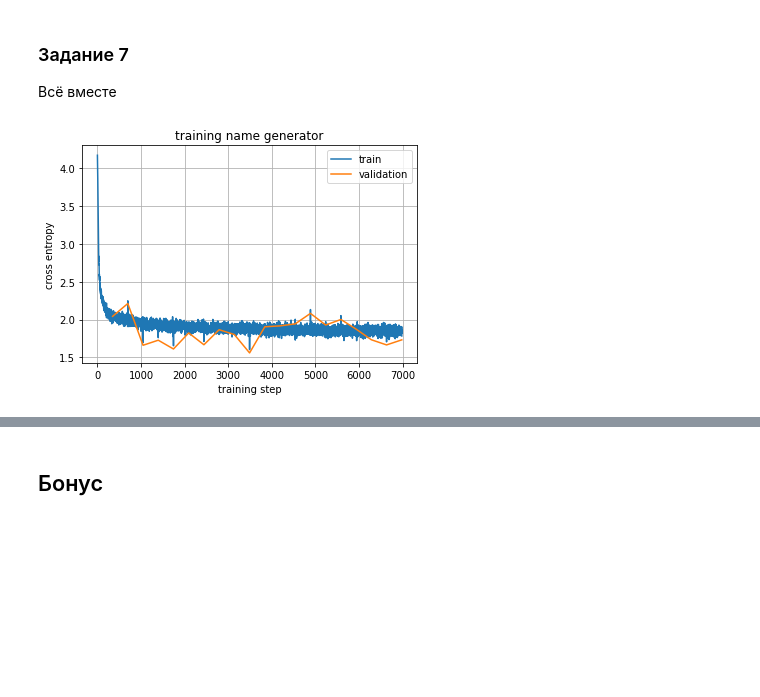
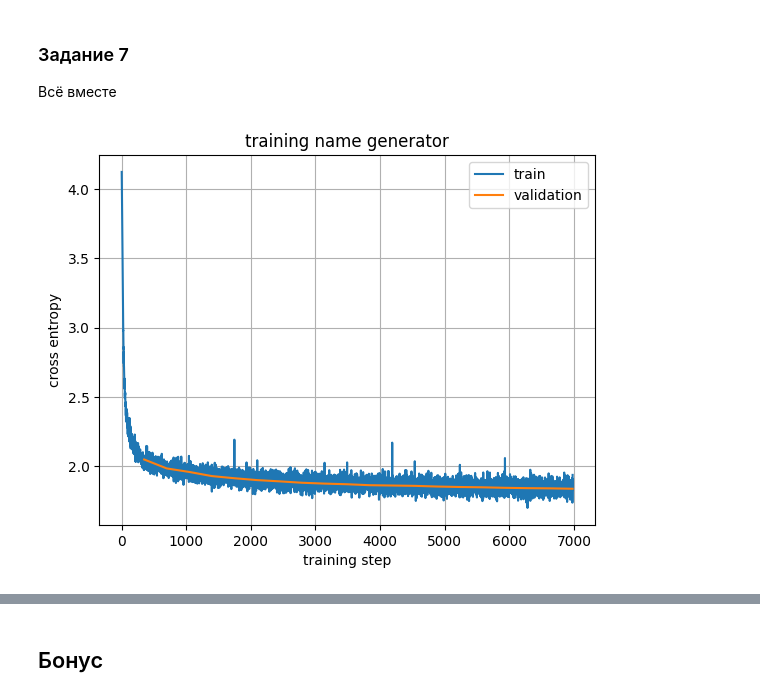
Before and after one commit to GSKW/ML, a Jupyter notebook: practice/rnn/rnn_tutorial.ipynb, the cells around one changed output, grey strips where cells are left out. Drawn from its saved outputs; the diff is of its cells as text; code cells hidden in the pictures; blank space fills up the shorter version.

Commit message:
feat: names generation

```diff
--- a/practice/rnn/rnn_tutorial.ipynb
+++ b/practice/rnn/rnn_tutorial.ipynb
@@ -50,7 +84,11 @@ def tokenize(name: str) -> tp.List[int]:
     """принимает на вход имя, возвращает список из айдишников токенов. Так же добавляет токен начала последовательности в начало
     и токен конца последовательности в конец
     """
-    <YOUR CODE>
+    id_list = [2]
+    for letter in name:
+        id_list.append(label2id[letter])
+    id_list.append(1)
+    return id_list
 # %%
 assert len(tokenize('hello')) == 7
 assert len(tokenize('')) == 2
@@ -215,10 +273,11 @@ class RNNNameGenerator(nn.Module):
     ) -> None:
         super().__init__()
         self.embeddings = nn.Embedding(
-            <YOUR CODE>
+            number_of_unique_tokens,
+            embedding_size
         )
-        self.rnn = <YOUR CODE>
-        self.classifier = <YOUR CODE>
+        self.rnn = nn.RNN(input_size=embedding_size, hidden_size=hidden_size)
+        self.classifier = nn.Linear(hidden_size, number_of_unique_tokens)
 
     def forward(self, prefix_token_ids: torch.Tensor) -> torch.Tensor:
         """Генерирует предсказания следующих токенов для prefix_token_ids
@@ -229,7 +288,9 @@ class RNNNameGenerator(nn.Module):
             важно, что должны возвращаться логиты, то есть то, что ДО softmax
         :rtype: torch.Tensor
         """
-        <YOUR CODE>
+        hidden_states, last_state = self.rnn(self.embeddings(prefix_token_ids))
+        logits = self.classifier(hidden_states)
+        return logits
 # %%
 model = RNNNameGenerator(13, 32, 64)
 output = model(torch.ones(24, 3).long())
@@ -260,11 +324,27 @@ def calculate_loss_function(
     :param true_labels: of shape[max_len - 1, batch_size]
     :type true_labels: torch.Tensor
     """
-    <YOUR CODE>
+    #true_labels [max_seq_len, bs]
+    mask = true_labels == 0
+
+    loss = F.cross_entropy(logits.permute(1, 2, 0), true_labels.T, reduction='none').T # [max_seq_len, bs]
+
+    loss[mask] = 0
+
+    mean = torch.mean(loss[~mask])
+
+    return mean
 # %%
 output = model(torch.ones(24, 3).long())
 loss = calculate_loss_function(output, torch.ones(24, 3).long())
 assert loss.shape == ()
+# %%
+tensor = torch.ones(24, 3).long()
+tensor[2] = 0
+tensor[4] = 0
+output = model(tensor)
+loss = calculate_loss_function(output, tensor)
+assert loss.shape == ()
 # %% [markdown]
 Объявим вспомогательные классы для работы с даннными:
 # %%
@@ -344,42 +426,42 @@ for epoch in range(n_epochs):
     for train_batch in train_dataloader:
         # если хотим для каждого токена кроме последнего предсказать следующий, то что
         # здесь на вход модели, а что на выход? (не стесняйтесь просить хинты)
-        x, y = <YOUR CODE>
+        x, y = train_batch[:-1,:], train_batch[1:,:]
         # считаем логиты
-        <YOUR CODE>
+        logits = model(x)
         # считаем лосс
-        <YOUR CODE>
+        loss = calculate_loss_function(logits, y)
         # backward шаг
-        <YOUR CODE>
+        loss.backward()
         # шаг оптимизатора и зануление старых градиентов
         optimizer.step()
         optimizer.zero_grad()
         global_step += 1
         train_step.append(global_step)
         train_loss_history.append(loss.item())
 
     total_val_loss = 0.0
     for val_batch in val_dataloader:
         with torch.no_grad():
-            x, y = <YOUR CODE>
+            x, y = val_batch[:-1,:], val_batch[1:,:]
             logits = model(x)
             loss = calculate_loss_function(logits, y)
             total_val_loss += loss.item()
     total_val_loss /= len(val_dataloader)
     validation_step.append(global_step)
     validation_loss_history.append(total_val_loss)
 
     clear_output()
     plt.plot(train_step, train_loss_history, label='train')
     plt.plot(validation_step, validation_loss_history, label='validation')
     plt.xlabel('training step')
     plt.ylabel('cross entropy')
     plt.title('training name generator')
     plt.grid()
     plt.legend()
     plt.show()
 # %% [output]
-[figure, old version]
+[figure, new version]
 # %%
 total_test_loss = 0.0
 for test_batch in test_dataloader:
```
Also changed, not shown: parts of 18 cells of this notebook.
